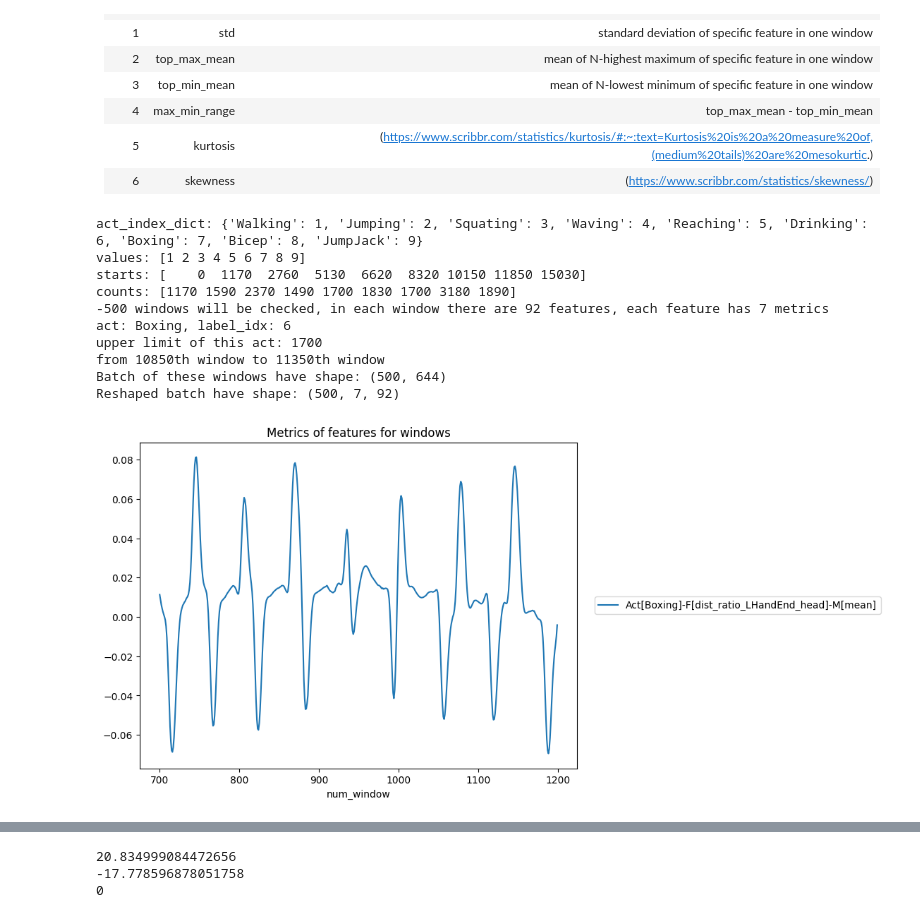
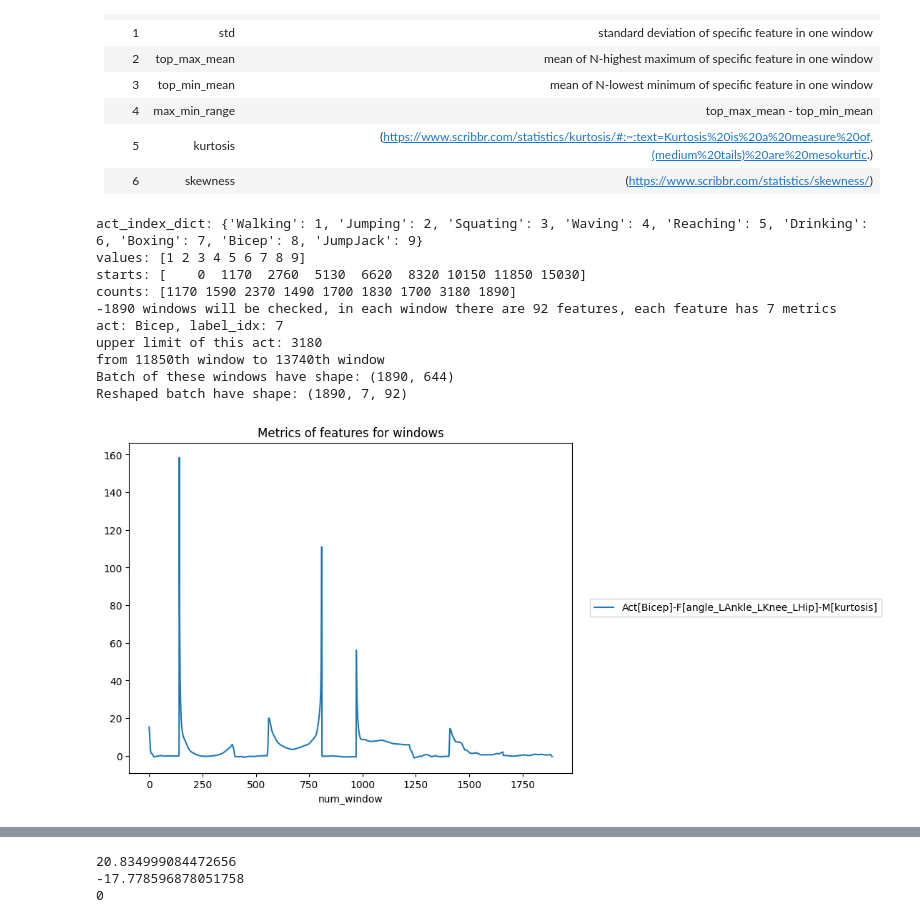
Before and after one commit to MyLovelyAxe/Motion_Classification_Thesis_IAW_RWTH, a Jupyter notebook: plot_features.ipynb, the cells around one changed output, grey strips where cells are left out. Cells and saved outputs as stored; diff of their text form; code cells hidden in the pictures.

```diff
--- a/plot_features.ipynb
+++ b/plot_features.ipynb
@@ -99,35 +99,34 @@ The metrics to be selected are:
 # %%
 dd.plot_window_features(split_method_paths=['dataset/dynamic1_20230706/split_method.yaml',
                                             'dataset/dynamic2_20230706/split_method.yaml',
                                             'dataset/dynamic3_20230706/split_method.yaml'],
-                        which_activity=['Boxing'],
-                        win_range=[700,1200],
+                        which_activity=['Bicep'],
+                        win_range=[0,1890],
                         which_feature=[
-                                    'dist_ratio_LHandEnd_head',
+#                                     'dist_ratio_LHandEnd_head',
 #                                        'dist_ratio_LWrist_head',
 #                                       'dist_ratio_LElbow_head',
 #                                       'dist_ratio_LShoulder_head',
-#                                         'dist_LHip_spine1',
-#                             'dist_ratio_LHip_spine1'
+                            'angle_LAnkle_LKnee_LHip'
                         ],
                         which_metric=[
-                                      'mean',
+#                                       'mean',
 #                                       'std',
 #                                       'top_max_mean',
 #                                       'top_min_mean',
 #                                       'max_min_range',
-#                                       'kurtosis',
+                                      'kurtosis',
 #                                       'skewness'
                         ])
 # %% [output]
 act_index_dict: {'Walking': 1, 'Jumping': 2, 'Squating': 3, 'Waving': 4, 'Reaching': 5, 'Drinking': 6, 'Boxing': 7, 'Bicep': 8, 'JumpJack': 9}
 values: [1 2 3 4 5 6 7 8 9]
 starts: [    0  1170  2760  5130  6620  8320 10150 11850 15030]
 counts: [1170 1590 2370 1490 1700 1830 1700 3180 1890]
--500 windows will be checked, in each window there are 92 features, each feature has 7 metrics
-act: Boxing, label_idx: 6
-upper limit of this act: 1700
-from 10850th window to 11350th window
-Batch of these windows have shape: (500, 644)
-Reshaped batch have shape: (500, 7, 92)
+-1890 windows will be checked, in each window there are 92 features, each feature has 7 metrics
+act: Bicep, label_idx: 7
+upper limit of this act: 3180
+from 11850th window to 13740th window
+Batch of these windows have shape: (1890, 644)
+Reshaped batch have shape: (1890, 7, 92)
-[figure, old version]
+[figure, new version]
```
Also changed, not shown: parts of 4 cells of this notebook, 3 other files.
